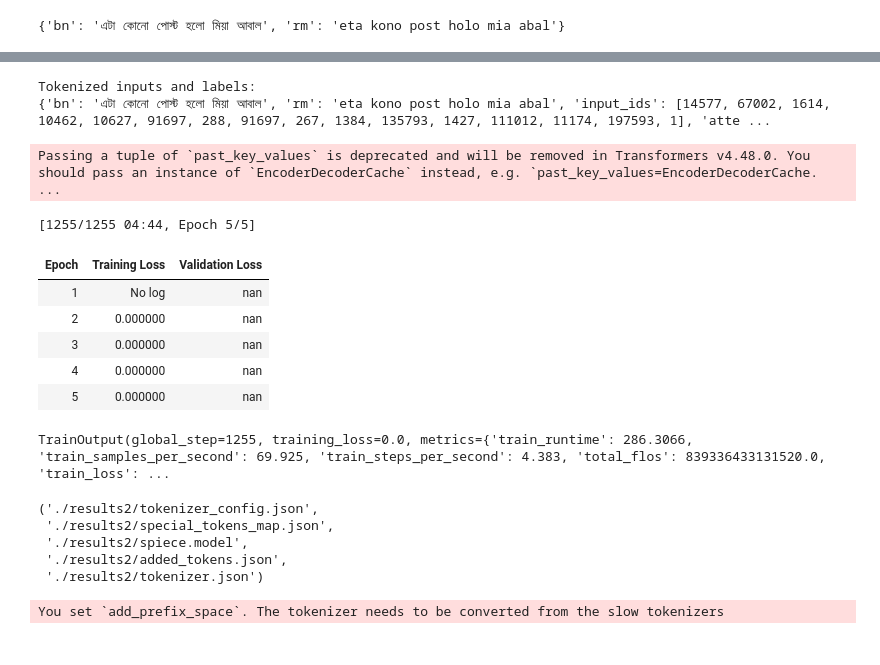
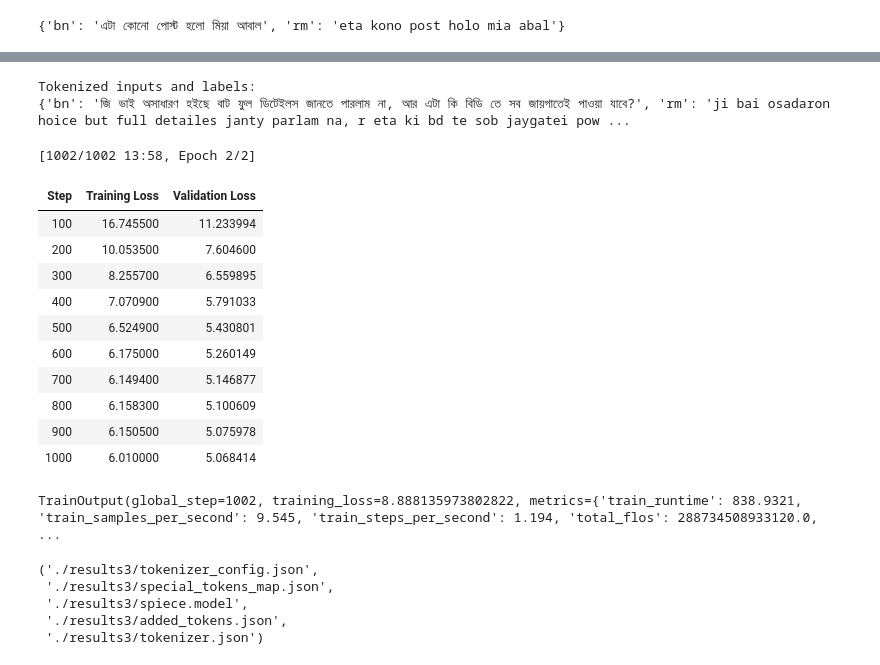
Before and after one commit to definecoder/KUETBitFestPreli, a Jupyter notebook: challenge1/Banglish_Transliteration.ipynb, the cells around one changed output, grey strips where cells are left out. Drawn from its saved outputs; the diff is of its cells as text; code cells hidden in the pictures.

Commit message:
Fixed training arguemnets

```diff
--- a/challenge1/Banglish_Transliteration.ipynb
+++ b/challenge1/Banglish_Transliteration.ipynb
@@ -42,18 +22,25 @@ prefix = "Transliterate Romanized Bangla to Bangla: "
 def preprocess_function(examples):
     inputs = [prefix + example for example in examples[source_lang]]
     targets = [example for example in examples[target_lang]]
+
     model_inputs = tokenizer(inputs, max_length=128, truncation=True)
-    # Use 'text_target' for labels
-    model_inputs["labels"] = tokenizer(text_target=targets, max_length=128, truncation=True)["input_ids"]
+    labels = tokenizer(text_target=targets, max_length=128, truncation=True)
+
+    # Replace padding tokens with -100 to avoid computing loss on them
+    labels["input_ids"] = [
+        [(l if l != tokenizer.pad_token_id else -100) for l in label] for label in labels["input_ids"]
+    ]
+    model_inputs["labels"] = labels["input_ids"]
+
     return model_inputs
 # %%
 tokenized_dataset = dataset.map(preprocess_function, batched=True)
 # %%
 print("Tokenized inputs and labels:")
-print(tokenized_dataset["train"][0])
+print(tokenized_dataset["train"][2])
 # %% [output]
 Tokenized inputs and labels:
-{'bn': 'এটা কোনো পোস্ট হলো মিয়া আবাল', 'rm': 'eta kono post holo mia abal', 'input_ids': [14577, 67002, 1614, 10462, 10627, 91697, 288, 91697, 267, 1384, 135793, 1427, 111012, 11174, 197593, 1], 'atte ...
+{'bn': 'জি ভাই অসাধারণ হইছে বাট ফুল ডিটেইলস জানতে পারলাম না, আর এটা কি বিডি তে সব জায়গাতেই পাওয়া যাবে?', 'rm': 'ji bai osadaron hoice but full detailes janty parlam na, r eta ki bd te sob jaygatei pow ...
 # %%
 from transformers import AutoModelForSeq2SeqLM, Seq2SeqTrainingArguments, Seq2SeqTrainer
 
@@ -65,52 +52,62 @@ data_collator = DataCollatorForSeq2Seq(tokenizer=tokenizer, model=model)
 # %%
 training_args = Seq2SeqTrainingArguments(
     output_dir="./results",
-    eval_strategy="epoch",  # Updated parameter name
-    learning_rate=3e-4,
-    per_device_train_batch_size=16,
-    per_device_eval_batch_size=16,
+    eval_strategy="epoch",
+    learning_rate=5e-5,  # Lower learning rate
+    per_device_train_batch_size=8,
+    per_device_eval_batch_size=8,
     weight_decay=0.01,
     save_total_limit=3,
-    num_train_epochs=5,
-    fp16=True,
+    num_train_epochs=2,
+    fp16=False,  # Disable fp16
+    bf16=True,  # Enable bf16 if available
+    max_grad_norm=1.0,  # Gradient clipping
+    label_smoothing_factor=0.1,
+    logging_dir="./logs",
+    logging_steps=10,
+    evaluation_strategy="steps",
+    eval_steps=100,
+    save_steps=100,
 )
 
 trainer = Seq2SeqTrainer(
     model=model,
     args=training_args,
     train_dataset=tokenized_dataset["train"],
     eval_dataset=tokenized_dataset["test"],
     tokenizer=tokenizer,
     data_collator=data_collator,
 )
 
 trainer.train()
 # %% [output]
-Passing a tuple of `past_key_values` is deprecated and will be removed in Transformers v4.48.0. You should pass an instance of `EncoderDecoderCache` instead, e.g. `past_key_values=EncoderDecoderCache. ...
+[1002/1002 13:58, Epoch 2/2]
+| Step | Training Loss | Validation Loss |
+| 100 | 16.745500 | 11.233994 |
+| 200 | 10.053500 | 7.604600 |
+| 300 | 8.255700 | 6.559895 |
+| 400 | 7.070900 | 5.791033 |
+| 500 | 6.524900 | 5.430801 |
+| 600 | 6.175000 | 5.260149 |
+| 700 | 6.149400 | 5.146877 |
+| 800 | 6.158300 | 5.100609 |
+| 900 | 6.150500 | 5.075978 |
+| 1000 | 6.010000 | 5.068414 |
-[1255/1255 04:44, Epoch 5/5]
+TrainOutput(global_step=1002, training_loss=8.888135973802822, metrics={'train_runtime': 838.9321, 'train_samples_per_second': 9.545, 'train_steps_per_second': 1.194, 'total_flos': 288734508933120.0,  ...
-| Epoch | Training Loss | Validation Loss |
-| 1 | No log | nan |
-| 2 | 0.000000 | nan |
-| 3 | 0.000000 | nan |
-| 4 | 0.000000 | nan |
-| 5 | 0.000000 | nan |
-TrainOutput(global_step=1255, training_loss=0.0, metrics={'train_runtime': 286.3066, 'train_samples_per_second': 69.925, 'train_steps_per_second': 4.383, 'total_flos': 839336433131520.0, 'train_loss': ...
 # %%
 # Save model and tokenizer
-trainer.save_model("./results2")
-tokenizer.save_pretrained("./results2")
+trainer.save_model("./results3")
+tokenizer.save_pretrained("./results3")
 # %% [output]
-('./results2/tokenizer_config.json',
- './results2/special_tokens_map.json',
- './results2/spiece.model',
- './results2/added_tokens.json',
- './results2/tokenizer.json')
+('./results3/tokenizer_config.json',
+ './results3/special_tokens_map.json',
+ './results3/spiece.model',
+ './results3/added_tokens.json',
+ './results3/tokenizer.json')
 # %%
 from transformers import AutoModelForSeq2SeqLM, AutoTokenizer
 
 # Load model and tokenizer
-model = AutoModelForSeq2SeqLM.from_pretrained("./results2")
-tokenizer = AutoTokenizer.from_pretrained("./results2")
+model = AutoModelForSeq2SeqLM.from_pretrained("./results3")
+tokenizer = AutoTokenizer.from_pretrained("./results3")
-# %% [output]
-You set `add_prefix_space`. The tokenizer needs to be converted from the slow tokenizers
 # %%
```
Also changed, not shown: parts of 3 cells of this notebook.
